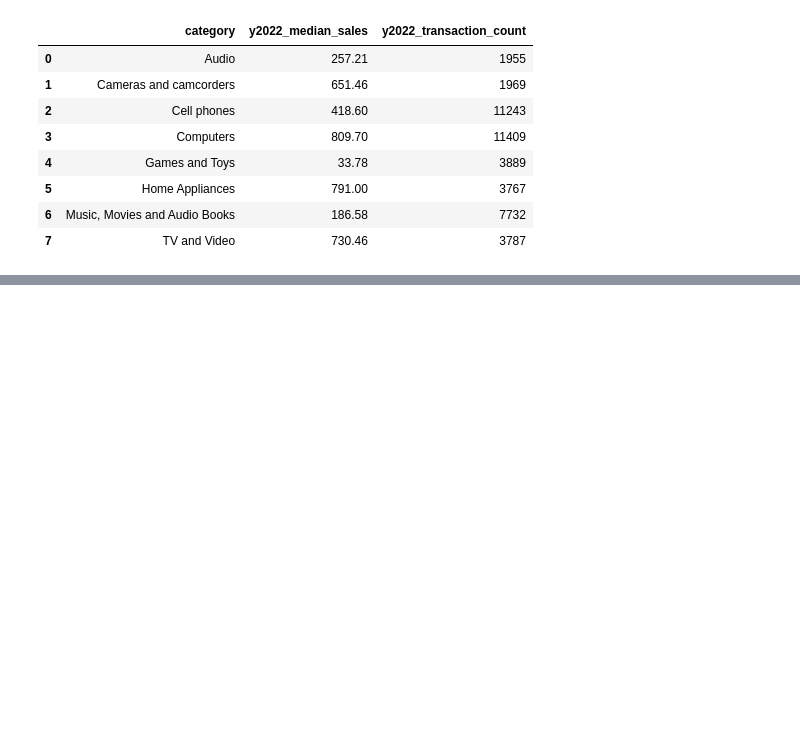
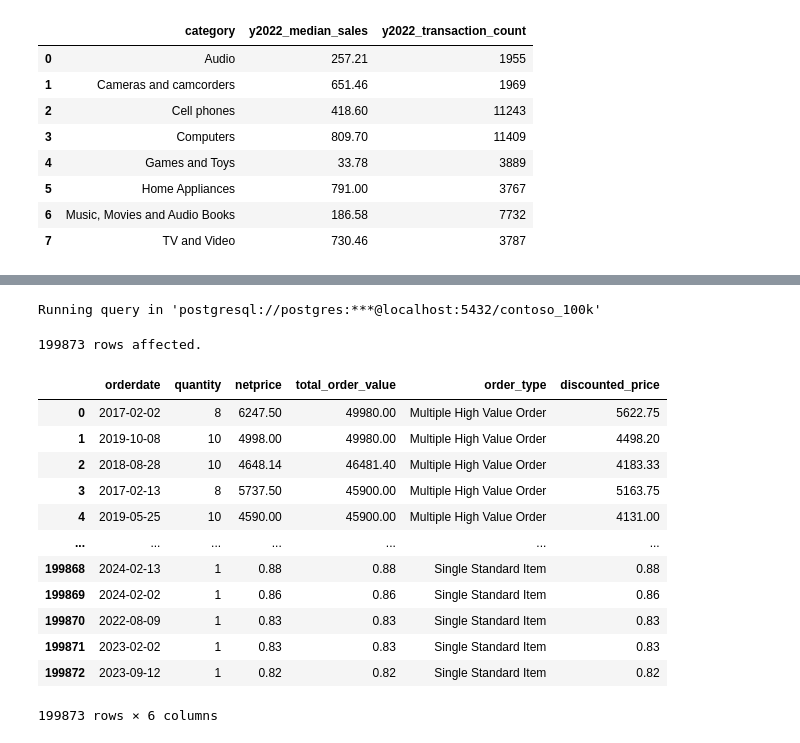
Before and after one commit to nayeemtalukder1/Data-Science-Algorithms, a Jupyter notebook: Resources/Blank_SQL_Notebook.ipynb, the cells around one changed output, grey strips where cells are left out. Saved outputs shown, nothing was run; the diff lists cells and outputs as text; code cells hidden in the pictures; blank space fills up the shorter version.

```diff
--- a/Resources/Blank_SQL_Notebook.ipynb
+++ b/Resources/Blank_SQL_Notebook.ipynb
@@ -753,0 +820,35 @@ Running query in 'postgresql://postgres:***@localhost:5432/contoso_100k'
+# %%
+%%sql
+SELECT
+    orderdate,
+    quantity,
+    netprice,
+    quantity * netprice AS total_order_value,
+    CASE
+        WHEN quantity >= 2 AND netprice >= 100 THEN 'Multiple High Value Order'
+        WHEN netprice >= 100 THEN 'Single High Value Item'
+        WHEN quantity >= 2 THEN 'Multiple Standard Items'
+        ELSE 'Single Standard Item'
+    END AS order_type,
+    CASE
+        WHEN quantity >= 2 AND netprice >= 100 THEN ROUND((netprice * 0.9)::numeric, 2)
+        ELSE netprice
+    END AS discounted_price
+FROM sales
+ORDER BY total_order_value DESC;
+# %% [output]
+Running query in 'postgresql://postgres:***@localhost:5432/contoso_100k'
+199873 rows affected.
+|  | orderdate | quantity | netprice | total_order_value | order_type | discounted_price |
+| 0 | 2017-02-02 | 8 | 6247.50 | 49980.00 | Multiple High Value Order | 5622.75 |
+| 1 | 2019-10-08 | 10 | 4998.00 | 49980.00 | Multiple High Value Order | 4498.20 |
+| 2 | 2018-08-28 | 10 | 4648.14 | 46481.40 | Multiple High Value Order | 4183.33 |
+| 3 | 2017-02-13 | 8 | 5737.50 | 45900.00 | Multiple High Value Order | 5163.75 |
+| 4 | 2019-05-25 | 10 | 4590.00 | 45900.00 | Multiple High Value Order | 4131.00 |
+| ... | ... | ... | ... | ... | ... | ... |
+| 199868 | 2024-02-13 | 1 | 0.88 | 0.88 | Single Standard Item | 0.88 |
+| 199869 | 2024-02-02 | 1 | 0.86 | 0.86 | Single Standard Item | 0.86 |
+| 199870 | 2022-08-09 | 1 | 0.83 | 0.83 | Single Standard Item | 0.83 |
+| 199871 | 2023-02-02 | 1 | 0.83 | 0.83 | Single Standard Item | 0.83 |
+| 199872 | 2023-09-12 | 1 | 0.82 | 0.82 | Single Standard Item | 0.82 |
+199873 rows × 6 columns
```
Also changed, not shown: parts of 6 cells of this notebook.
